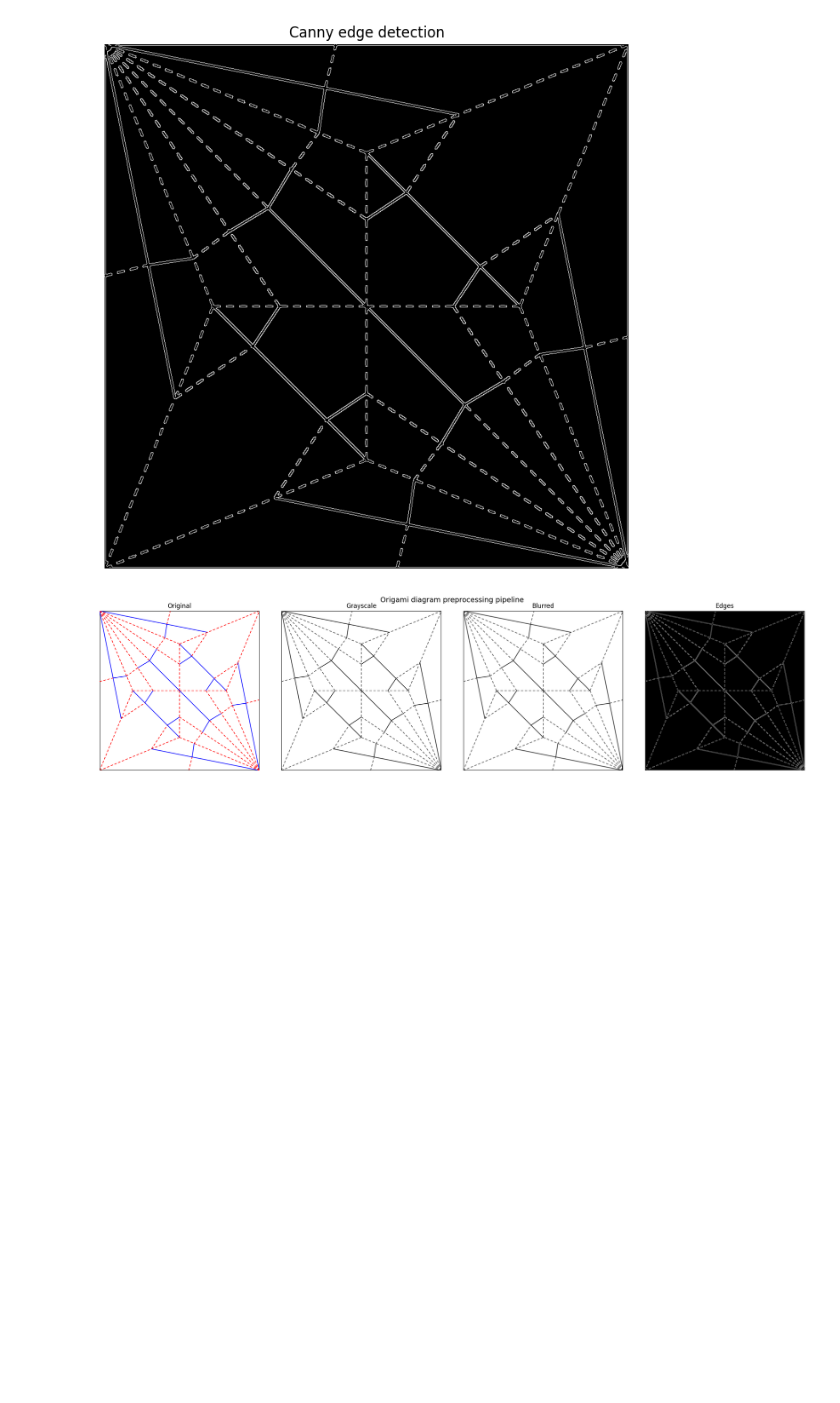
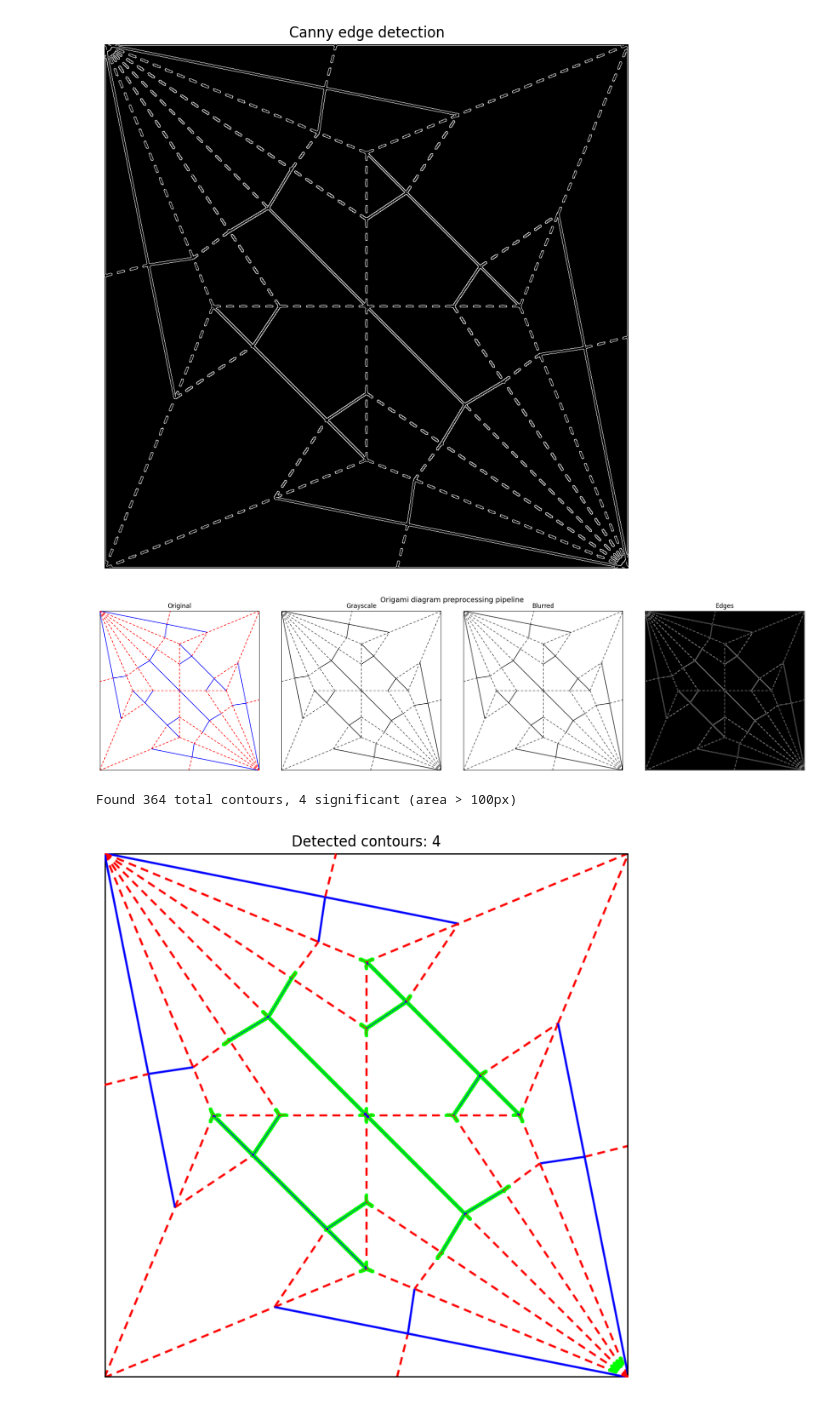
Before and after one commit to krsngth22/origami-cv, a Jupyter notebook: notebooks/01_preprocessing.ipynb, the cells around one changed output. Cells and saved outputs as stored; diff of their text form; code cells hidden in the pictures; blank space fills up the shorter version.

```diff
--- a/notebooks/01_preprocessing.ipynb
+++ b/notebooks/01_preprocessing.ipynb
@@ -78,3 +78,23 @@ plt.tight_layout()
 plt.show()
 # %% [output]
 [figure]
+# %%
+import sys
+sys.path.append("../scripts")
+from preprocess import load_image, preprocess, find_contours
+
+img = load_image("../data/raw/test_diagram.png")
+results = preprocess(img)
+contours = find_contours(results["edges"])
+
+img_contours = cv2.cvtColor(results["original"].copy(), cv2.COLOR_BGR2RGB)
+cv2.drawContours(img_contours, contours, -1, (0, 255, 0), 2)
+
+plt.figure(figsize=(8, 8))
+plt.imshow(img_contours)
+plt.title(f"Detected contours: {len(contours)}")
+plt.axis("off")
+plt.show()
+# %% [output]
+Found 364 total contours, 4 significant (area > 100px)
+[figure, added]
```
Also changed, not shown: 3 other files.
